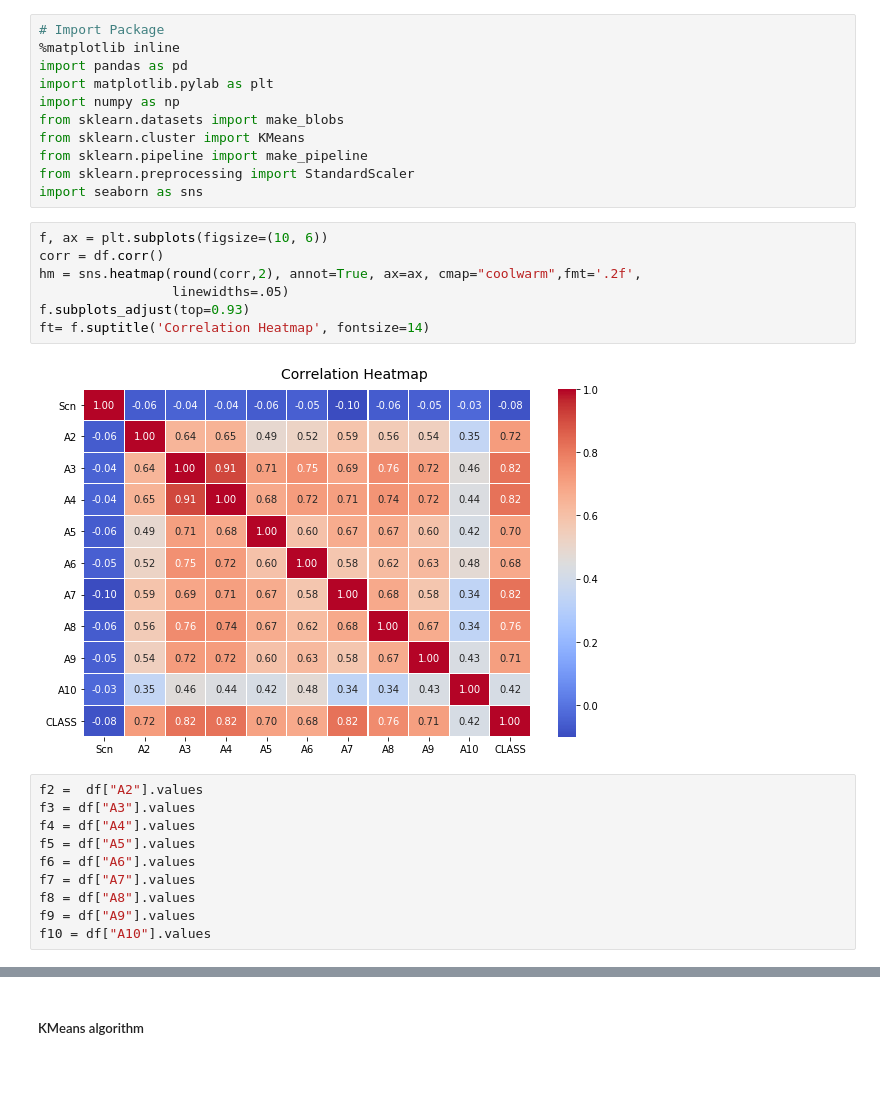
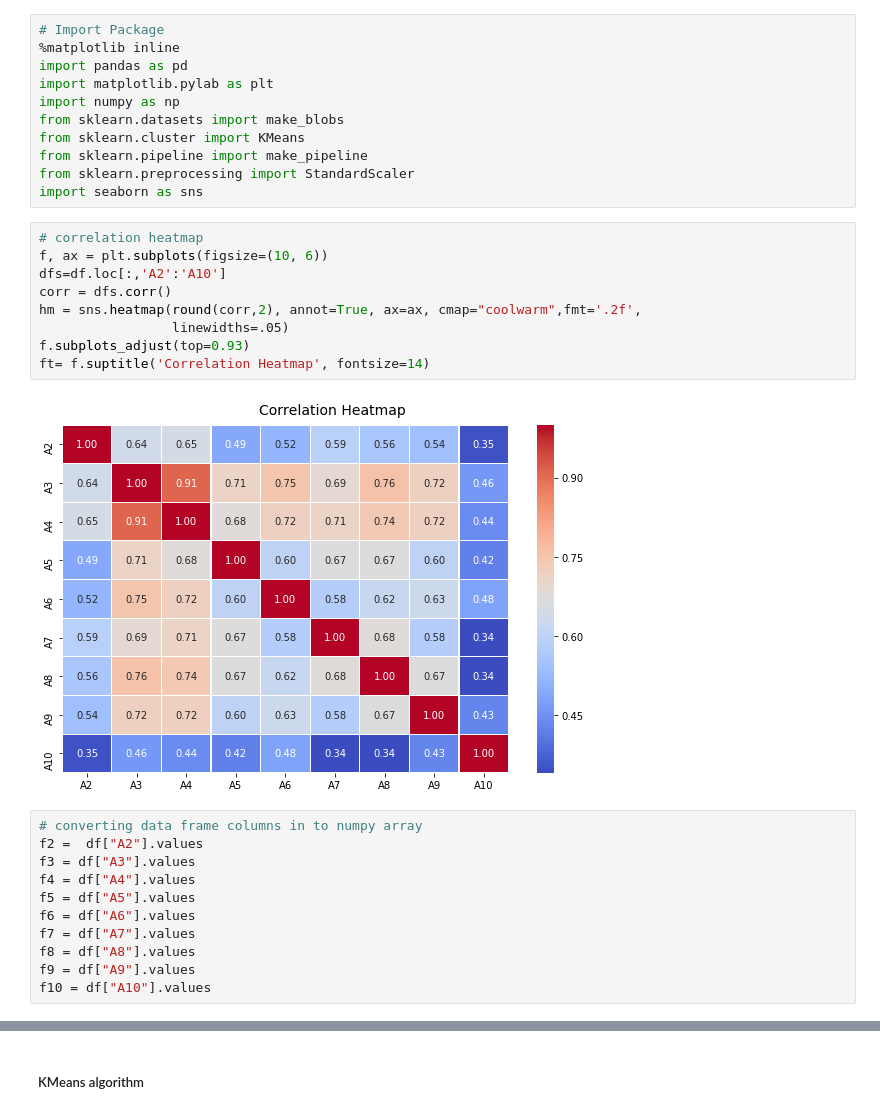
Before and after one commit to psiddam/FA18INFO-G9-PythonProject, a Jupyter notebook: Phase3/Code/Final Project Phase3.ipynb, the cells around one changed output, grey strips where cells are left out. Drawn from its saved outputs; the diff is of its cells as text; blank space fills up the shorter version.

```diff
--- a/Phase3/Code/Final Project Phase3.ipynb
+++ b/Phase3/Code/Final Project Phase3.ipynb
@@ -195,15 +214,18 @@ from sklearn.pipeline import make_pipeline
 from sklearn.preprocessing import StandardScaler
 import seaborn as sns
 # %%
+# correlation heatmap
 f, ax = plt.subplots(figsize=(10, 6))
-corr = df.corr()
+dfs=df.loc[:,'A2':'A10']
+corr = dfs.corr()
 hm = sns.heatmap(round(corr,2), annot=True, ax=ax, cmap="coolwarm",fmt='.2f',
                  linewidths=.05)
 f.subplots_adjust(top=0.93)
 ft= f.suptitle('Correlation Heatmap', fontsize=14)
 # %% [output]
-[figure, old version]
+[figure, new version]
 # %%
+# converting data frame columns in to numpy array
 f2 =  df["A2"].values
 f3 = df["A3"].values
 f4 = df["A4"].values
```
Also changed, not shown: parts of 13 cells of this notebook.
